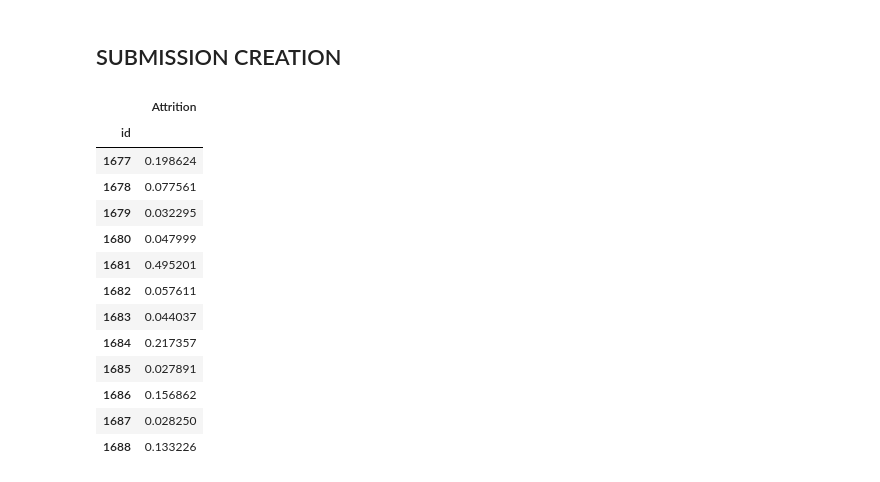
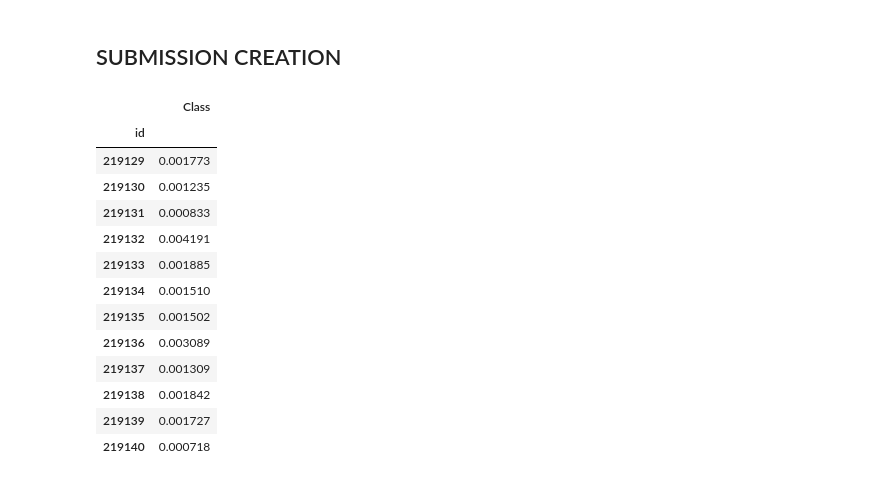
Before and after one commit to vmisusu/kaggle, a Jupyter notebook: train.ipynb, the cells around one changed output. Drawn from its saved outputs; the diff is of its cells as text; code cells hidden in the pictures.

```diff
--- a/train.ipynb
+++ b/train.ipynb
@@ -4,7 +4,7 @@ Imports, root dir
 
 #### Data investigation is not included here
 # %%
-DATA_DIR='playground-series-s3e3/'
+DATA_DIR='playground-series-s3e4/'
 # %%
 from IPython.display import display, HTML
 display(HTML("<style>.container { width:100% !important; }</style>"))
@@ -1235,51 +1058,62 @@ libSpecificParams [{'max_depth': 2, 'min_data_in_leaf': 19}]
 ## SUBMISSION CREATION
 # %%
 #Submission file craft
-
-df2=df.copy()
-
-#Best configs
-#datasetParams={"DROP":[[1,3,5,6,8,9,11,12,13,14,15,18,20,22,25,27,28, 7,19,24]],"UNITE":[[1,3,8],[5,6],[12,9,20],[11,28],[13,15],[22,27],[18,14]]} #drop 1-variant columns, unite (and drop) few-variants columns
-#trainingParams={"FUNC":catBoostTrain,"ITERS":2000,"LOSS":"Poisson"}
-#datasetParams={}
-#trainingParams={'FUNC':catBoostTrain,'LOSS': 'RMSE', 'ITERS': 500}
-#libSpecificParams={}#'max_depth': 10, 'min_data_in_leaf': 4} #0.811
-
-datasetParams={"ONE-HOT":True}
-trainingParams={"FUNC":ensembleTrain,"METHODS":[[]]} #,"ALG":tensorFlowTrain,"LAYERS":[[1]]}
-trainingParams["METHODS"][0].append(({"FUNC":randomForestTrain},{},1))
-trainingParams["METHODS"][0].append(({"FUNC":catBoostTrain},{},4))
-trainingParams["METHODS"][0].append(({"FUNC":XGBTrain},{},2))
-trainingParams["METHODS"][0].append(({"FUNC":LGBMTrain},{},2))
-libSpecificParams={}
-
 
 dfTest=pd.read_csv(DATA_DIR+"/test.csv")
 ids=dfTest.iloc[:,0]
 dfTest=dfTest.iloc[:,1:] #drop ID
 
+#Best configs
+df2=df.copy()
+
+BINS=40
+
+exp = expander.Normalizer1d(BINS)
+am = np.log2(df["Amount"].values+1)
+exp.fit(am)
+am2 = exp.predict(am)
+df2["Amount"] = am2
+
+am=np.log2(dfTest["Amount"].values+1)
+am2=exp.predict(am)
+dfTest["Amount"]=am2
+
+datasetParams={"DROP":["Time"],"TO_BINS":[("Amount",BINS)]}
+trainingParams={"FUNC":catBoostTrain}
+libSpecificParams={}
+
+
 X_Train, Y_Train, X_Test = prepareDataset(df2, df2.columns[-1], datasetParams, dfTest)
+
+Y_Pred_total = 0
+kCount = 0
 
 stf = StratifiedKFold(12, shuffle=True, random_state=1)
 for train_ix, test_ix in tqdm(stf.split(X_Train, Y_Train), total = 12): #get one stratified k-fold to estimate performance
     Y_Pred = catBoostTrain(X_Train[train_ix], Y_Train[train_ix], X_Train[test_ix], Y_Train[test_ix], X_Test, trainingParams, libSpecificParams)
-    break
+    Y_Pred -= Y_Pred.min()
+    Y_Pred /= Y_Pred.max()
+    Y_Pred_total += Y_Pred
+    kCount += 1
+    #break
+
+Y_Pred = Y_Pred_total / kCount #OOF
 
 dfSub=pd.DataFrame({df.columns[-1]:Y_Pred},index=ids)
 dfSub.to_csv(DATA_DIR+'/subs/sub_'+datetime.datetime.now().strftime("%d.%m.%Y__%H.%M.%S")+'.csv')
 dfSub.head(12)
 # %% [output]
-|  | Attrition |
+|  | Class |
 | id |  |
-| 1677 | 0.198624 |
-| 1678 | 0.077561 |
-| 1679 | 0.032295 |
-| 1680 | 0.047999 |
-| 1681 | 0.495201 |
-| 1682 | 0.057611 |
-| 1683 | 0.044037 |
-| 1684 | 0.217357 |
-| 1685 | 0.027891 |
-| 1686 | 0.156862 |
-| 1687 | 0.028250 |
-| 1688 | 0.133226 |
+| 219129 | 0.001773 |
+| 219130 | 0.001235 |
+| 219131 | 0.000833 |
+| 219132 | 0.004191 |
+| 219133 | 0.001885 |
+| 219134 | 0.001510 |
+| 219135 | 0.001502 |
+| 219136 | 0.003089 |
+| 219137 | 0.001309 |
+| 219138 | 0.001842 |
+| 219139 | 0.001727 |
+| 219140 | 0.000718 |
```
Also changed, not shown: parts of 35 cells of this notebook, 1 other file.
